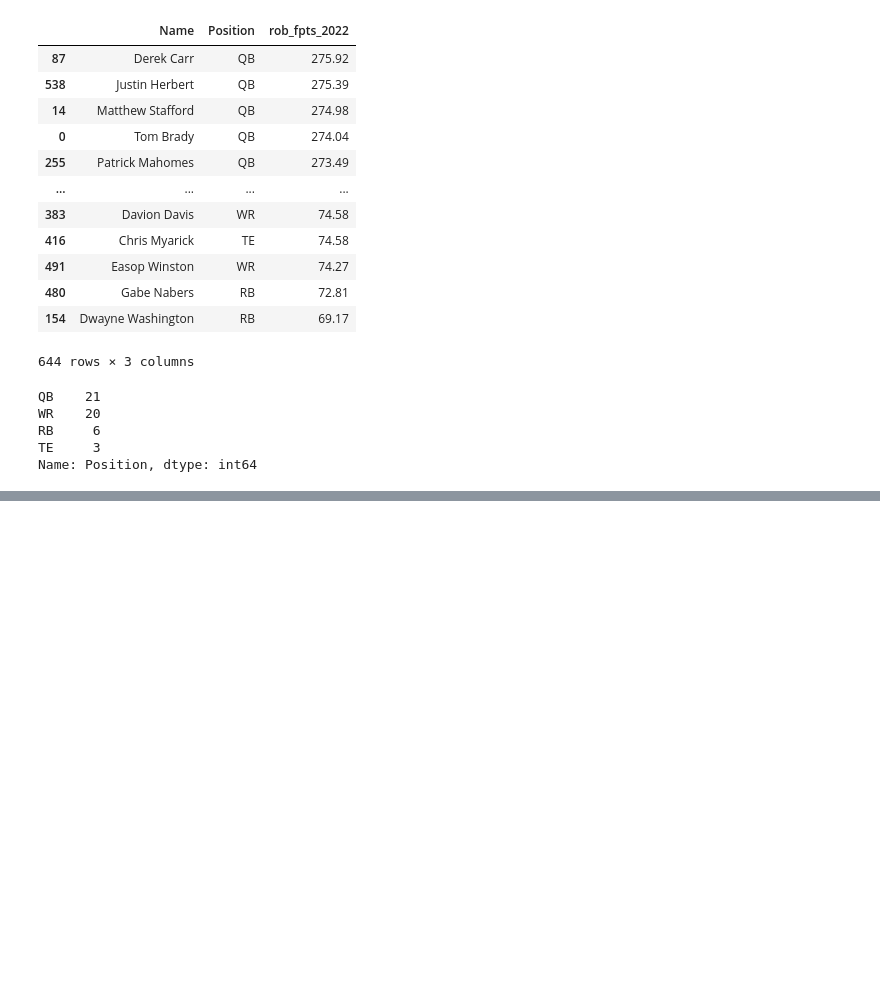
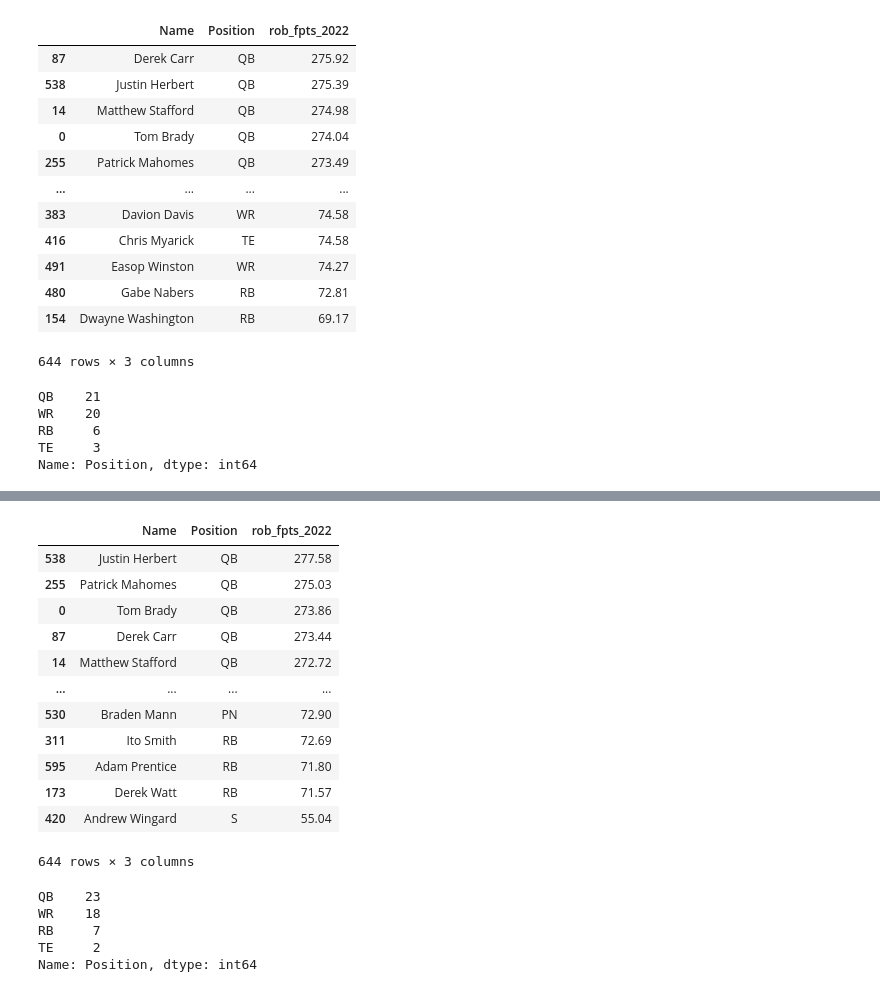
Before and after one commit to robertburry/Open-Sports-Data-NFL, a Jupyter notebook: Scripts/Testing Model Stuff/KNN_Fpts_modelling.ipynb, the cells around one changed output, grey strips where cells are left out. Cells and saved outputs as stored; diff of their text form; code cells hidden in the pictures; blank space fills up the shorter version.

```diff
--- a/Scripts/Testing Model Stuff/KNN_Fpts_modelling.ipynb
+++ b/Scripts/Testing Model Stuff/KNN_Fpts_modelling.ipynb
@@ -335,0 +230,5 @@ cnx.close()
+# %%
+parameters = {"n_neighbors": range(1, 41), "weights": ["uniform", "distance"]}
+# %%
+weighted_gridsearch = GridSearchCV(KNeighborsRegressor(), parameters)
+weighted_gridsearch.fit(X_train, y_train)
@@ -335,0 +281,4 @@ cnx.close()
+# %%
+weighted_grid_pred_2022 = weighted_gridsearch.predict(stats_2021[predictors])
+# %%
+stats_2021['rob_fpts_2022'] = weighted_grid_pred_2022
@@ -335,0 +305,26 @@ cnx.close()
+# %%
+weighted_predicted_fpts_2022 = stats_2021.filter(['Name','Position','rob_fpts_2022'], axis=1)
+weighted_predicted_fpts_2022.sort_values(by=['rob_fpts_2022'], ascending=False)
+# %% [output]
+|  | Name | Position | rob_fpts_2022 |
+| 538 | Justin Herbert | QB | 277.58 |
+| 255 | Patrick Mahomes | QB | 275.03 |
+| 0 | Tom Brady | QB | 273.86 |
+| 87 | Derek Carr | QB | 273.44 |
+| 14 | Matthew Stafford | QB | 272.72 |
+| ... | ... | ... | ... |
+| 530 | Braden Mann | PN | 72.90 |
+| 311 | Ito Smith | RB | 72.69 |
+| 595 | Adam Prentice | RB | 71.80 |
+| 173 | Derek Watt | RB | 71.57 |
+| 420 | Andrew Wingard | S | 55.04 |
+644 rows × 3 columns
+# %%
+top50 = weighted_predicted_fpts_2022.nlargest(50,'rob_fpts_2022')
+top50['Position'].value_counts()
+# %% [output]
+QB    23
+WR    18
+RB     7
+TE     2
+Name: Position, dtype: int64
```
Also changed, not shown: parts of 49 cells of this notebook, 5 other files.
